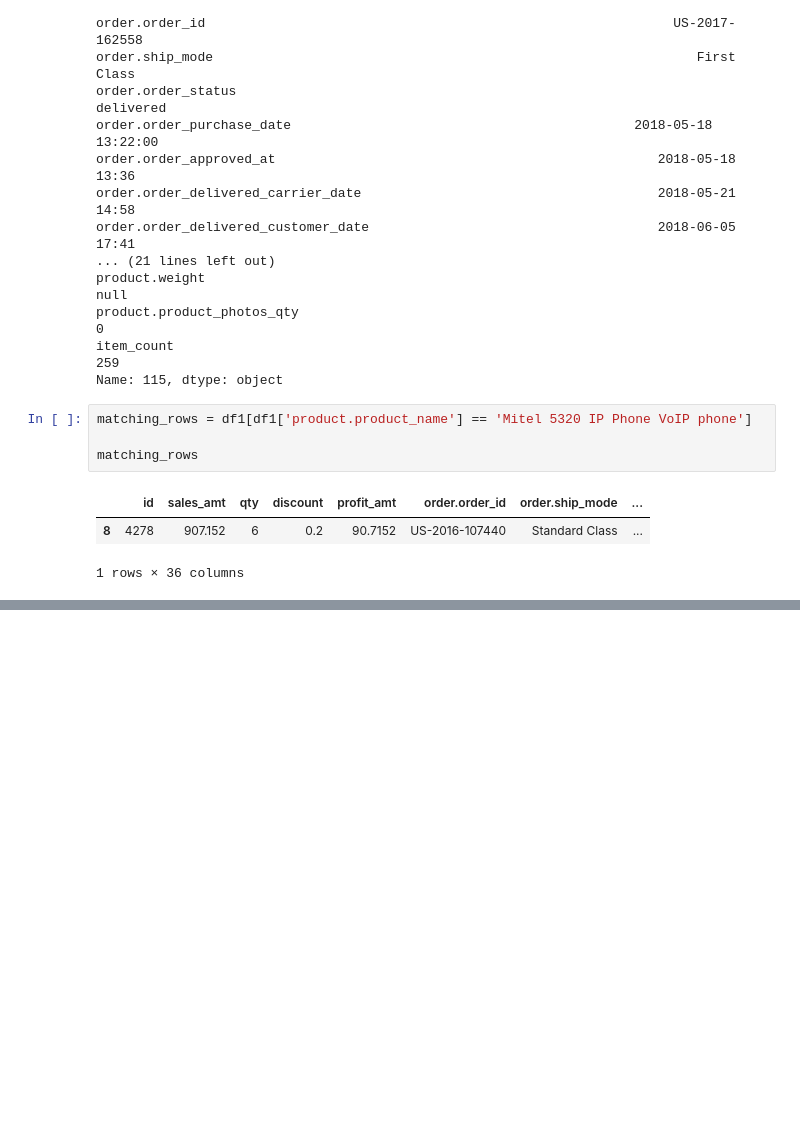
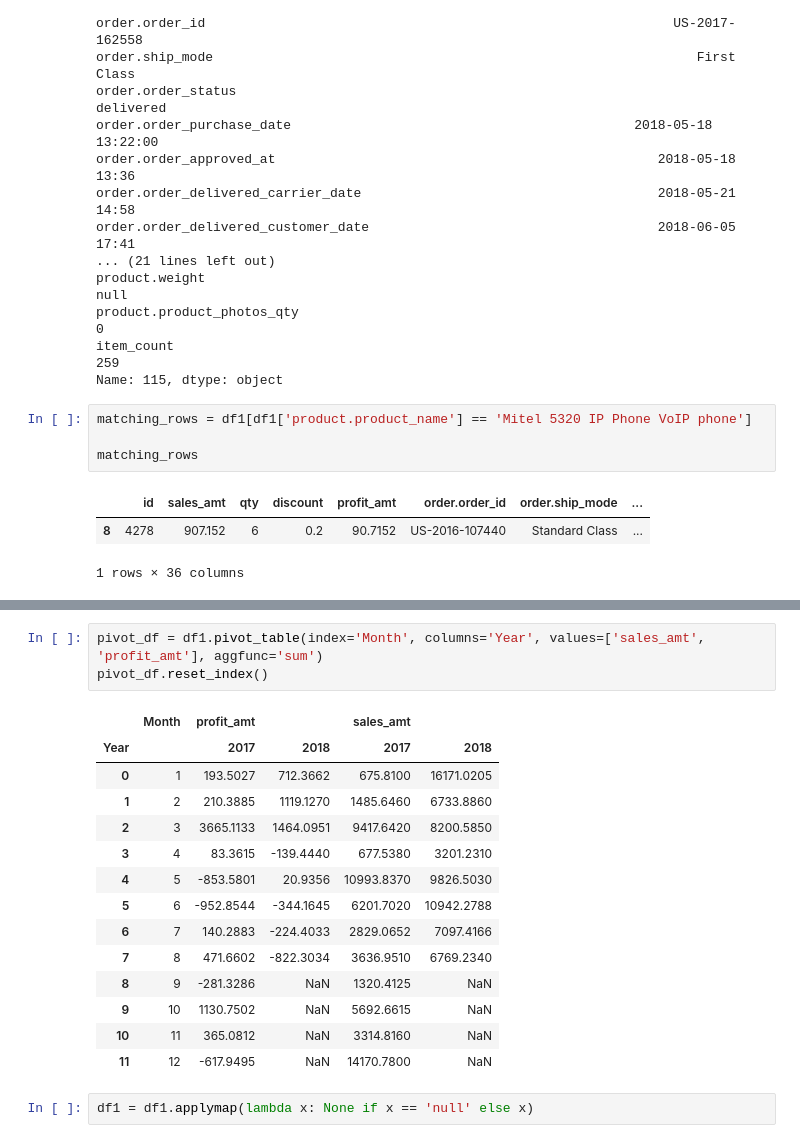
Before and after one commit to nikhil-tred/nikhil_globalmart_processing, a Jupyter notebook: MC6_Code_Reusability.ipynb, the cells around one changed output, grey strips where cells are left out. Drawn from its saved outputs; the diff is of its cells as text; blank space fills up the shorter version.

```diff
--- a/MC6_Code_Reusability.ipynb
+++ b/MC6_Code_Reusability.ipynb
@@ -111,0 +150,20 @@ matching_rows
+# %%
+pivot_df = df1.pivot_table(index='Month', columns='Year', values=['sales_amt', 'profit_amt'], aggfunc='sum')
+pivot_df.reset_index()
+# %% [output]
+|  | Month | profit_amt |  | sales_amt |  |
+| Year |  | 2017 | 2018 | 2017 | 2018 |
+| 0 | 1 | 193.5027 | 712.3662 | 675.8100 | 16171.0205 |
+| 1 | 2 | 210.3885 | 1119.1270 | 1485.6460 | 6733.8860 |
+| 2 | 3 | 3665.1133 | 1464.0951 | 9417.6420 | 8200.5850 |
+| 3 | 4 | 83.3615 | -139.4440 | 677.5380 | 3201.2310 |
+| 4 | 5 | -853.5801 | 20.9356 | 10993.8370 | 9826.5030 |
+| 5 | 6 | -952.8544 | -344.1645 | 6201.7020 | 10942.2788 |
+| 6 | 7 | 140.2883 | -224.4033 | 2829.0652 | 7097.4166 |
+| 7 | 8 | 471.6602 | -822.3034 | 3636.9510 | 6769.2340 |
+| 8 | 9 | -281.3286 | NaN | 1320.4125 | NaN |
+| 9 | 10 | 1130.7502 | NaN | 5692.6615 | NaN |
+| 10 | 11 | 365.0812 | NaN | 3314.8160 | NaN |
+| 11 | 12 | -617.9495 | NaN | 14170.7800 | NaN |
+# %%
+df1 = df1.applymap(lambda x: None if x == 'null' else x)
```
Also changed, not shown: parts of 18 cells of this notebook.
